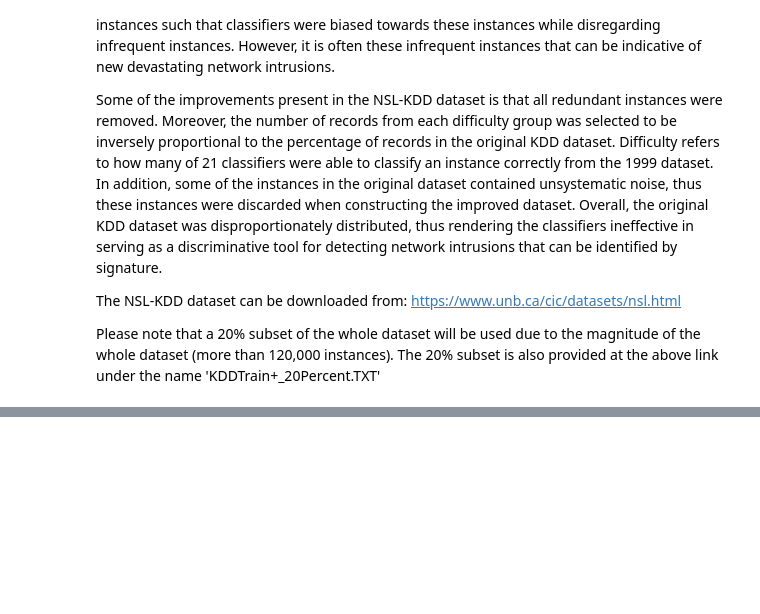
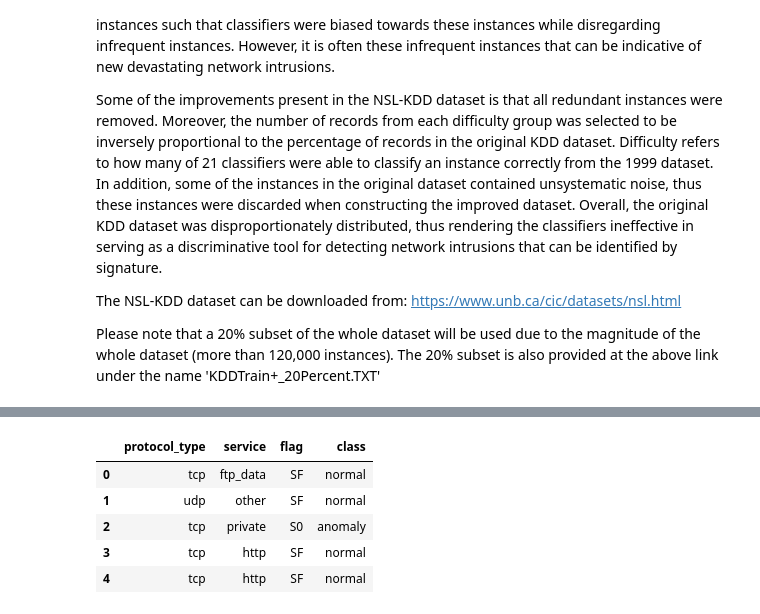
Before and after one commit to nzabdelke/Network-Traffic-Classification, a Jupyter notebook: network_traffic_classification.ipynb, the cells around one changed output, grey strips where cells are left out. Saved outputs shown, nothing was run; the diff lists cells and outputs as text; code cells hidden in the pictures; blank space fills up the shorter version.

```diff
--- a/network_traffic_classification.ipynb
+++ b/network_traffic_classification.ipynb
@@ -10,0 +60,10 @@ Please note that a 20% subset of the whole dataset will be used due to the magni
+# %%
+categorical_features = df.select_dtypes(include=["object"])
+categorical_features.head()
+# %% [output]
+|  | protocol_type | service | flag | class |
+| 0 | tcp | ftp_data | SF | normal |
+| 1 | udp | other | SF | normal |
+| 2 | tcp | private | S0 | anomaly |
+| 3 | tcp | http | SF | normal |
+| 4 | tcp | http | SF | normal |
```
Also changed, not shown: parts of 14 cells of this notebook.
